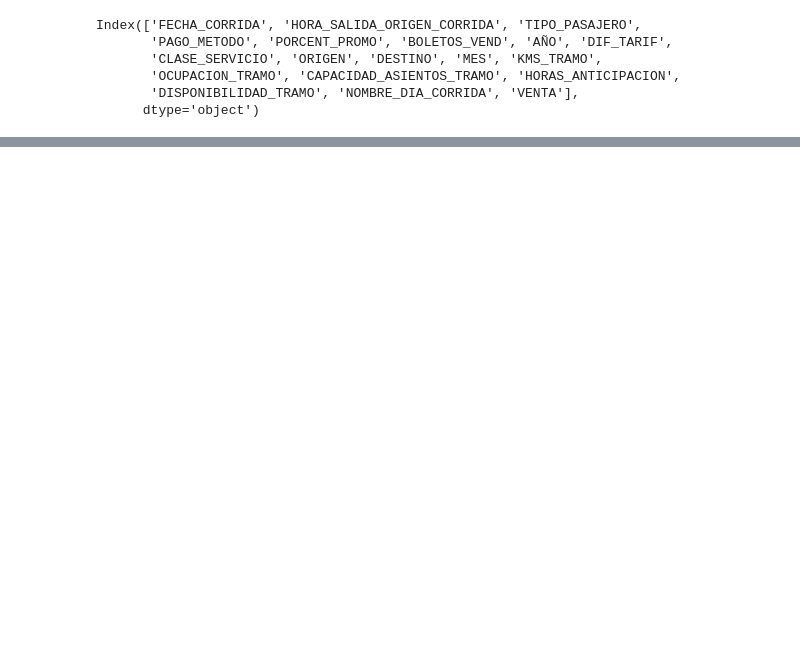
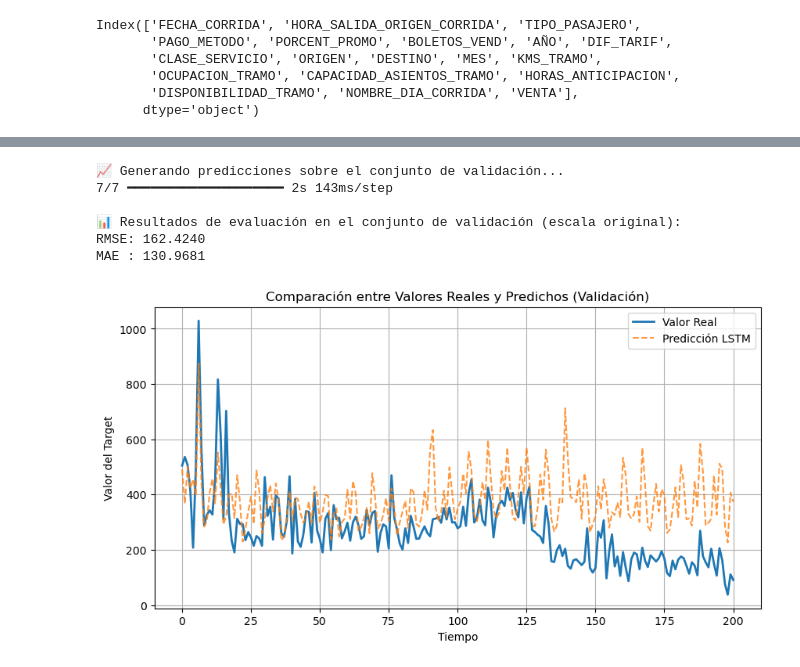
Before and after one commit to CossJe/Tarifa_Dinamica, a Jupyter notebook: 9.DynamicPricing_ETN/RedLSTM.ipynb, the cells around one changed output, grey strips where cells are left out. Drawn from its saved outputs; the diff is of its cells as text; code cells hidden in the pictures; blank space fills up the shorter version.

```diff
--- a/9.DynamicPricing_ETN/RedLSTM.ipynb
+++ b/9.DynamicPricing_ETN/RedLSTM.ipynb
@@ -249,0 +198,2 @@ df_agregado
+# %%
+df_agregado,scaler_Y = Get_TrainigFrame(df_agregado)
@@ -303,0 +218,2 @@ columnas = [
+# %%
+data_scaled = df_agregado[df_agregado.columns[1:]].values
@@ -303,0 +235,8 @@ columnas = [
+# %%
+LOOKBACK_DAYS = 30 # Usando un lookback de 30 días como ejemplo
+target_index= 0
+X_sequences, Y_targets = crear_secuencias(data_scaled, target_index, LOOKBACK_DAYS)
+
+# El array X_sequences ya está en el formato tridimensional requerido: (Muestras, 30, Features)
+print(f"Dimensiones de X (Input LSTM): {X_sequences.shape}")
+print(f"Dimensiones de Y (Target LSTM): {Y_targets.shape}")
@@ -303,0 +352,52 @@ columnas = [
+# %%
+# ----------------------------------------------------------------------
+# 6. Predicciones y Evaluación (con inversión de escala)
+# ----------------------------------------------------------------------
+
+from sklearn.metrics import mean_squared_error, mean_absolute_error
+import numpy as np
+import matplotlib.pyplot as plt
+
+print("\n📈 Generando predicciones sobre el conjunto de validación...")
+
+# --- Predicciones ---
+Y_pred_scaled = model.predict(X_val)
+
+# Aplanar (por seguridad)
+Y_pred_scaled = Y_pred_scaled.flatten()
+Y_val_scaled  = Y_val.flatten()
+
+# --- Inversión de la escala ---
+# Usa tu scaler del target: 'scaler_Y'
+Y_pred = scaler_Y.inverse_transform(Y_pred_scaled.reshape(-1, 1)).flatten()
+Y_val_original = scaler_Y.inverse_transform(Y_val_scaled.reshape(-1, 1)).flatten()
+
+# --- Cálculo de métricas ---
+rmse = np.sqrt(mean_squared_error(Y_val_original, Y_pred))
+mae  = mean_absolute_error(Y_val_original, Y_pred)
+
+print("\n📊 Resultados de evaluación en el conjunto de validación (escala original):")
+print(f"RMSE: {rmse:.4f}")
+print(f"MAE : {mae:.4f}")
+
+# ----------------------------------------------------------------------
+# 7. Comparación visual
+# ----------------------------------------------------------------------
+
+plt.figure(figsize=(10,5))
+plt.plot(Y_val_original, label='Valor Real', linewidth=2)
+plt.plot(Y_pred, label='Predicción LSTM', linestyle='--', alpha=0.8)
+plt.title('Comparación entre Valores Reales y Predichos (Validación)')
+plt.xlabel('Tiempo')
+plt.ylabel('Valor del Target')
+plt.legend()
+plt.grid(True)
+plt.show()
+# %% [output]
+📈 Generando predicciones sobre el conjunto de validación...
+7/7 ━━━━━━━━━━━━━━━━━━━━ 2s 143ms/step
+
+📊 Resultados de evaluación en el conjunto de validación (escala original):
+RMSE: 162.4240
+MAE : 130.9681
+[figure, added]
```
Also changed, not shown: parts of 18 cells of this notebook, 15 other files.
